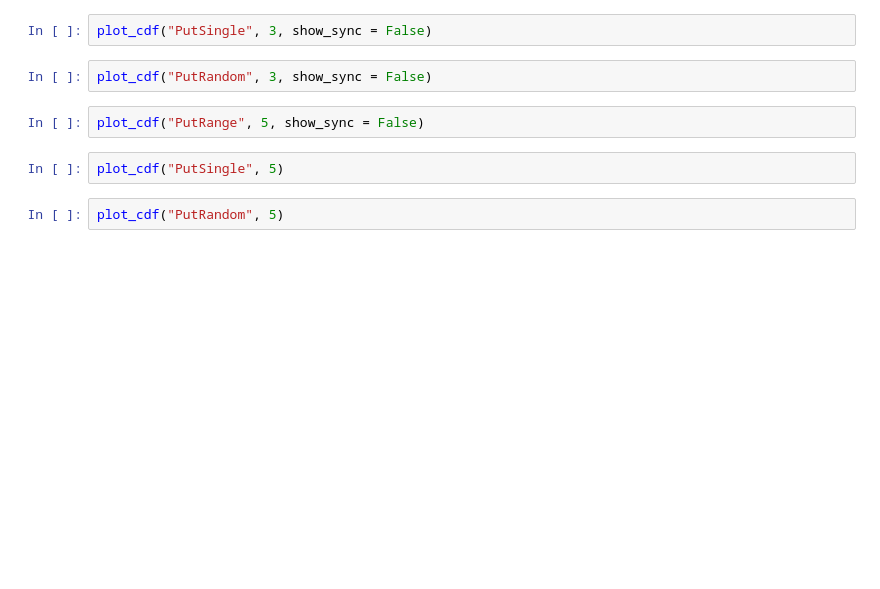
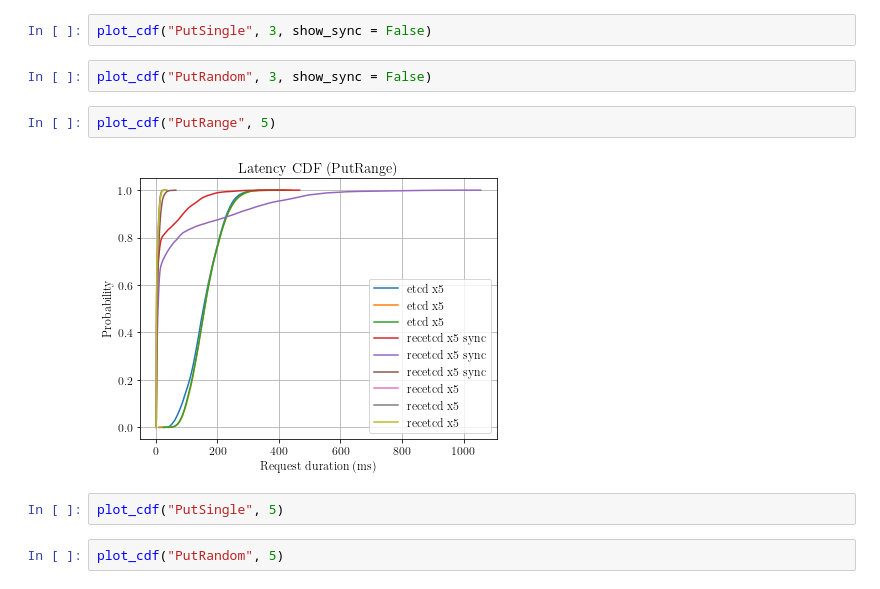
Before and after one commit to jeffa5/mergeable-etcd, a Jupyter notebook: experiments/distributed-bencher/analysis.ipynb, the cells around one changed output. Cells and saved outputs as stored; diff of their text form; blank space fills up the shorter version.

```diff
--- a/experiments/distributed-bencher/analysis.ipynb
+++ b/experiments/distributed-bencher/analysis.ipynb
@@ -227,7 +227,9 @@ plot_cdf("PutSingle", 3, show_sync = False)
 # %%
 plot_cdf("PutRandom", 3, show_sync = False)
 # %%
-plot_cdf("PutRange", 5, show_sync = False)
+plot_cdf("PutRange", 5)
+# %% [output]
+[figure, added]
 # %%
 plot_cdf("PutSingle", 5)
 # %%
```
Also changed, not shown: parts of 11 cells of this notebook, 5 other files.
